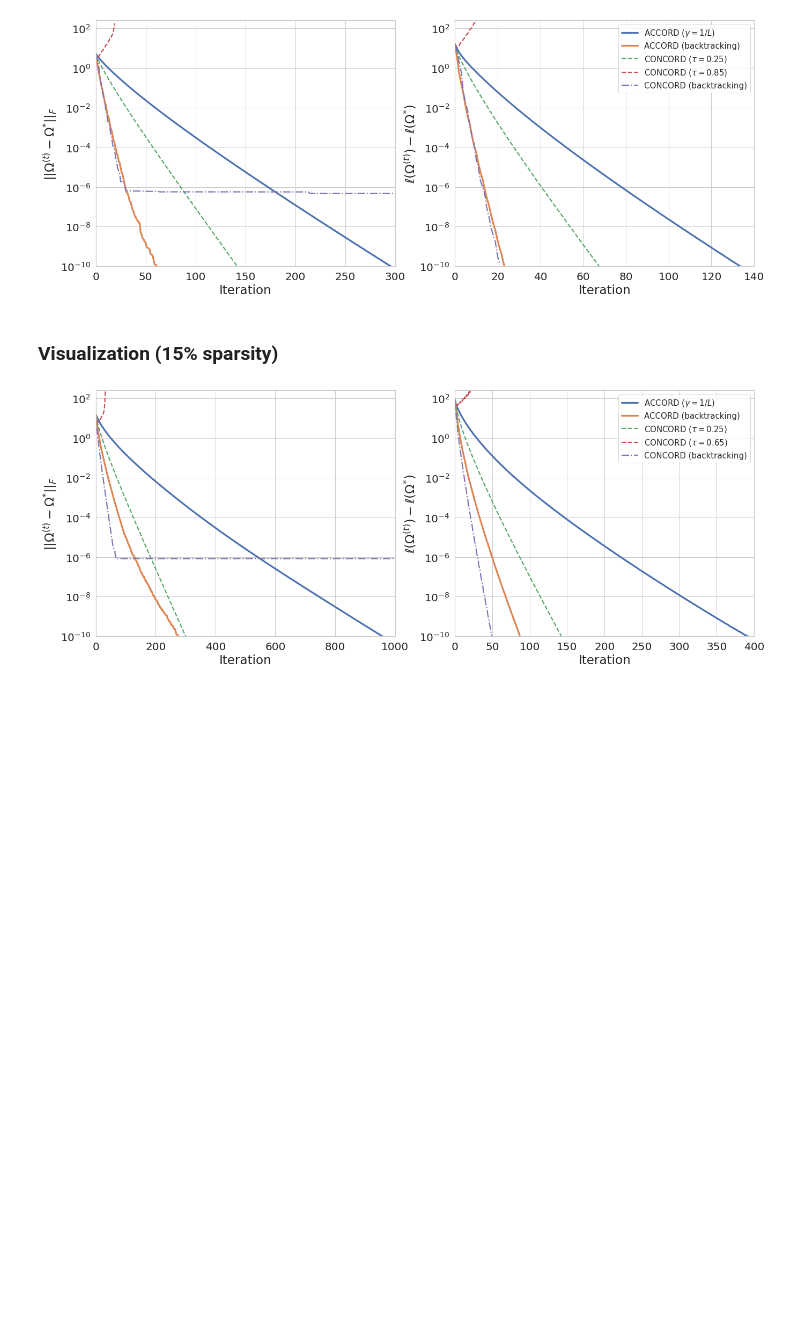
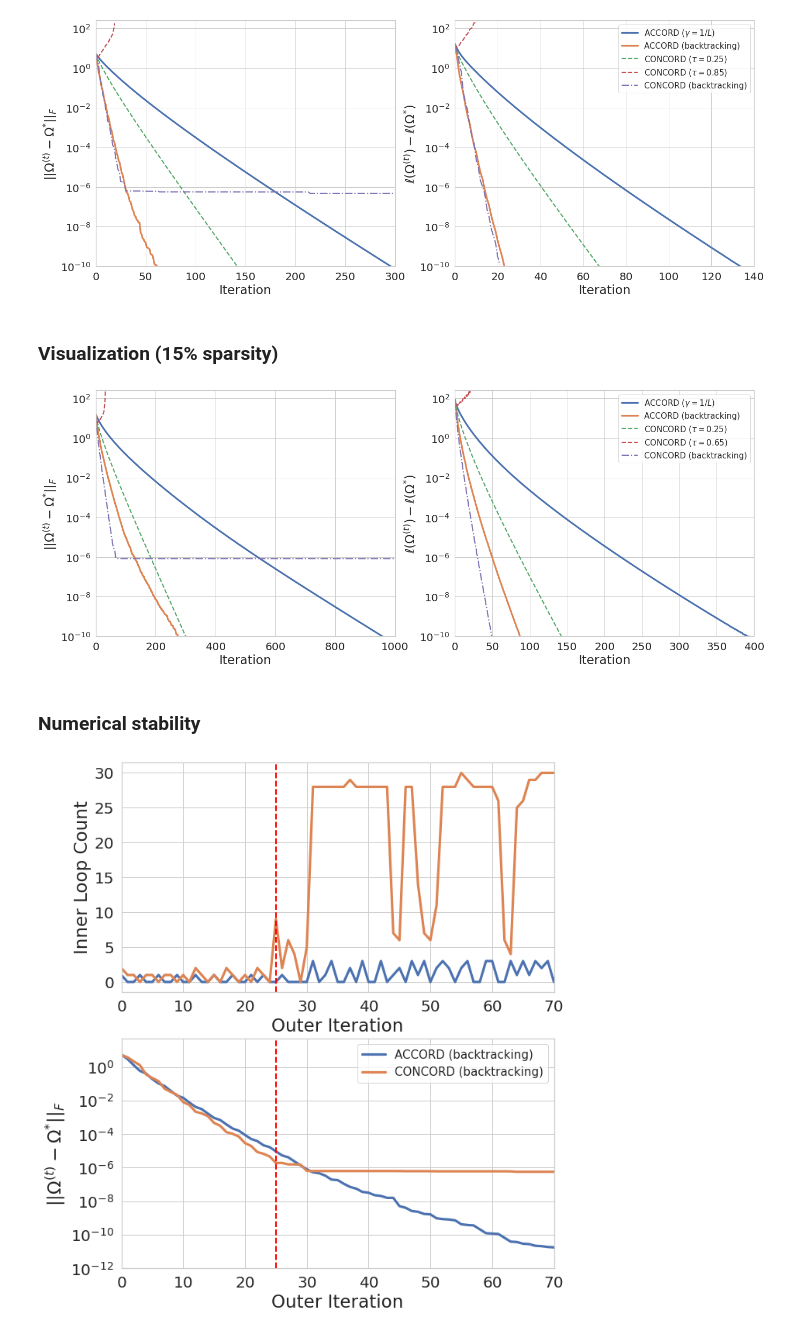
Before and after one commit to jinacfunderburk/accord-reproducibility-testing, a Jupyter notebook: simulation-convergence/simulation-convergence.ipynb, the cells around one changed output. Drawn from its saved outputs; the diff is of its cells as text; code cells hidden in the pictures; blank space fills up the shorter version.

```diff
--- a/simulation-convergence/simulation-convergence.ipynb
+++ b/simulation-convergence/simulation-convergence.ipynb
@@ -30,7 +27,7 @@ The autoreload extension is already loaded. To reload it, use:
 # generate precision matrix
 n, p = 500, 1000
 n_prop_to_p = [0.5]
-edge_prob = 0.15
+edge_prob = 0.03
 Theta, Sigma = generate_erdos_renyi(p, n_prop_to_p, type='peng', edge_prob=edge_prob, lower_weight=0.5, upper_weight=1.0, spread_diag=[1, np.sqrt(3)], random_state=2022)
 
 # generate data
@@ -59,7 +56,7 @@ Omega_star_concord = model_concord.omega_.toarray()
 # pickle.dump(Omega_star_concord, open('data/Omega_star_concord_p' +  str(p) + '_n' + str(n) + '_sp' + str(edge_prob)[2:] +'_lam' + str(lam)[2:] + '.pkl', 'wb'))
 
 # load Omega_stars
-lam = 0.05
+lam = 0.08
 Omega_star_accord = pickle.load(open('data/Omega_star_accord_p' +  str(p) + '_n' + str(n) + '_sp' + str(edge_prob)[2:] +'_lam' + str(lam)[2:] + '.pkl', 'rb'))
 Omega_star_concord = pickle.load(open('data/Omega_star_concord_p' +  str(p) + '_n' + str(n) + '_sp' + str(edge_prob)[2:] +'_lam' + str(lam)[2:] + '.pkl', 'rb'))
 # %% [markdown]
@@ -282,3 +279,13 @@ fig.subplots_adjust(top=0.92)
 plt.savefig('../output/convergence-sp' + str(edge_prob)[2:], bbox_inches='tight');
 # %% [output]
 [figure]
+# %% [markdown]
+### Numerical stability
+# %%
+# ACCORD with backtracking with lower bound of 1/L
+model_accord_1L_backtracking = GraphicalAccord(Omega_star=Omega_star_accord, lam1=lam, lam2=0.0, stepsize_multiplier=1, backtracking=True, epstol=1e-15, maxitr=100, penalize_diag=True)
+model_accord_1L_backtracking.fit(X)
+
+# CONCORD with backtracking (very slow due to numerical instability)
+model_concord_backtracking = GraphicalConcord(Omega_star=Omega_star_concord, lam1=lam, lam2=0.0, constant_stepsize=0.5, backtracking=True, epstol=1e-15, maxitr=100, penalize_diag=True)
+model_concord_backtracking.fit(X)
@@ -284,0 +316,31 @@ plt.savefig('../output/convergence-sp' + str(edge_prob)[2:], bbox_inches='tight'
+# %%
+warnings.filterwarnings('ignore')
+
+fig, axes = plt.subplots(2, 1, figsize=(10, 12))
+axes = axes.ravel()
+
+i = 0
+axes[i].plot(np.arange(len(inner_loop_count_accord)), inner_loop_count_accord, label='ACCORD (backtracking)', linewidth=3.2)
+axes[i].plot(np.arange(len(inner_loop_count_concord)), inner_loop_count_concord, label='CONCORD (backtracking)', linewidth=3.2)
+axes[i].axvline(first_obj_increment_indx_concord, linewidth=2.0, color='red', linestyle='--')
+axes[i].tick_params(axis='both', which='major', labelsize=20)
+axes[i].set_xlabel('Outer Iteration', fontsize=23)
+axes[i].set_ylabel('Inner Loop Count', fontsize=23)
+axes[i].set_xlim((0,70))
+
+i = 1
+axes[i].plot(np.arange(len(norm_accord_1L_backtracking)), norm_accord_1L_backtracking, label='ACCORD (backtracking)', linewidth=3.2)
+axes[i].plot(np.arange(len(norm_concord_backtracking)), norm_concord_backtracking, label='CONCORD (backtracking)', linewidth=3.2)
+axes[i].axvline(first_obj_increment_indx_concord, linewidth=2.0, color='red', linestyle='--')
+axes[i].set_xlim((0,70))
+axes[i].set_yscale('log', base=10)
+axes[i].set_ylim((10**(-12),50))
+axes[i].tick_params(axis='both', which='major', labelsize=20)
+axes[i].set_xlabel('Outer Iteration', fontsize=23)
+axes[i].set_ylabel('$|| \Omega^{(t)} - \Omega^{*} ||_F$', fontsize=23)
+axes[i].legend(fontsize=15, loc='upper right');
+
+fig.subplots_adjust(top=0.92)
+plt.savefig('../output/numerical-stability', bbox_inches='tight');
+# %% [output]
+[figure, added]
```
Also changed, not shown: parts of 4 cells of this notebook, 27 other files.
